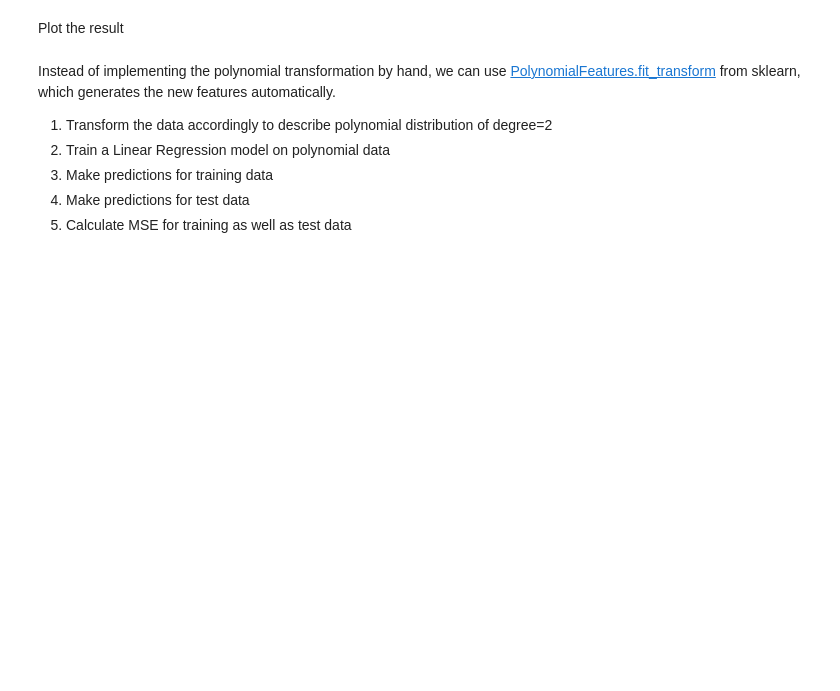
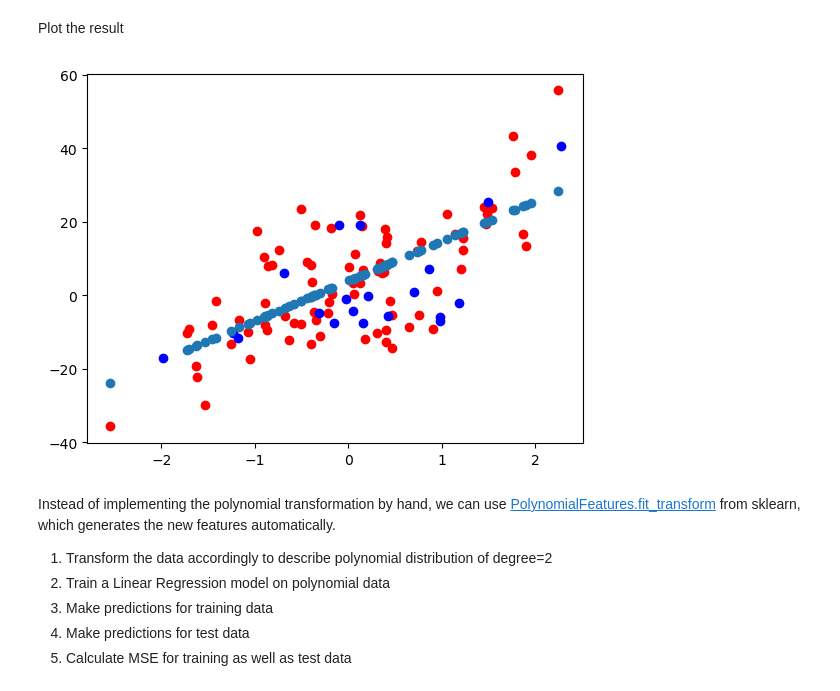
Before and after one commit to janneszuend/MLDM, a Jupyter notebook: Lab3/Lab_03_GradientDescent_PolynomialRegression.ipynb, the cells around one changed output. Saved outputs shown, nothing was run; the diff lists cells and outputs as text; code cells hidden in the pictures; blank space fills up the shorter version.

```diff
--- a/Lab3/Lab_03_GradientDescent_PolynomialRegression.ipynb
+++ b/Lab3/Lab_03_GradientDescent_PolynomialRegression.ipynb
@@ -270,2 +284,27 @@ In the following cell, implement polynomial regression with the quadratic hypoth
+# %%
+# TODO
+class PolynomialRegression:
+
+  def __init__(self):
+    self.theta_0: float = 0.
+    self.theta_1: float = 0.
+    self.theta_2: float = 0.
+
+  def fit(self, x, y):
+    muX = np.mean(x)
+    muY = np.mean(y)
+
+
+    self.theta_0 = muY - self.theta_1 * muX
+    self.theta_1 = np.sum((x - muX) * (y-muY)) / np.sum((x-muX)**2)
+
+    return self
+
+  def pred(self, x):
+    z0 = 1
+    z1 = x
+    z2 = x**2
+
+    return self.theta_0 * z0 + self.theta_1 * z1 + self.theta_2 * z2
 # %% [markdown]
 Plot the result
@@ -274,3 +311,15 @@ Plot the result
+# %%
+# TODO
+poly_reg = PolynomialRegression()
+poly_reg.fit(X_train, y_train)
+y_poly_reg_pred = poly_reg.pred(X_train)
+
+plt.scatter(X_train, y_train, c='r')
+plt.scatter(X_test, y_test, c='b')
+plt.scatter(X_train, y_poly_reg_pred)
+plt.show()
+# %% [output]
+[figure, added]
 # %% [markdown]
 Instead of implementing the polynomial transformation by hand, we can use [PolynomialFeatures.fit_transform](https://scikit-learn.org/stable/modules/preprocessing.html#polynomial-features) from sklearn, which generates the new features automatically.
 
```
Also changed, not shown: parts of 8 cells of this notebook.
